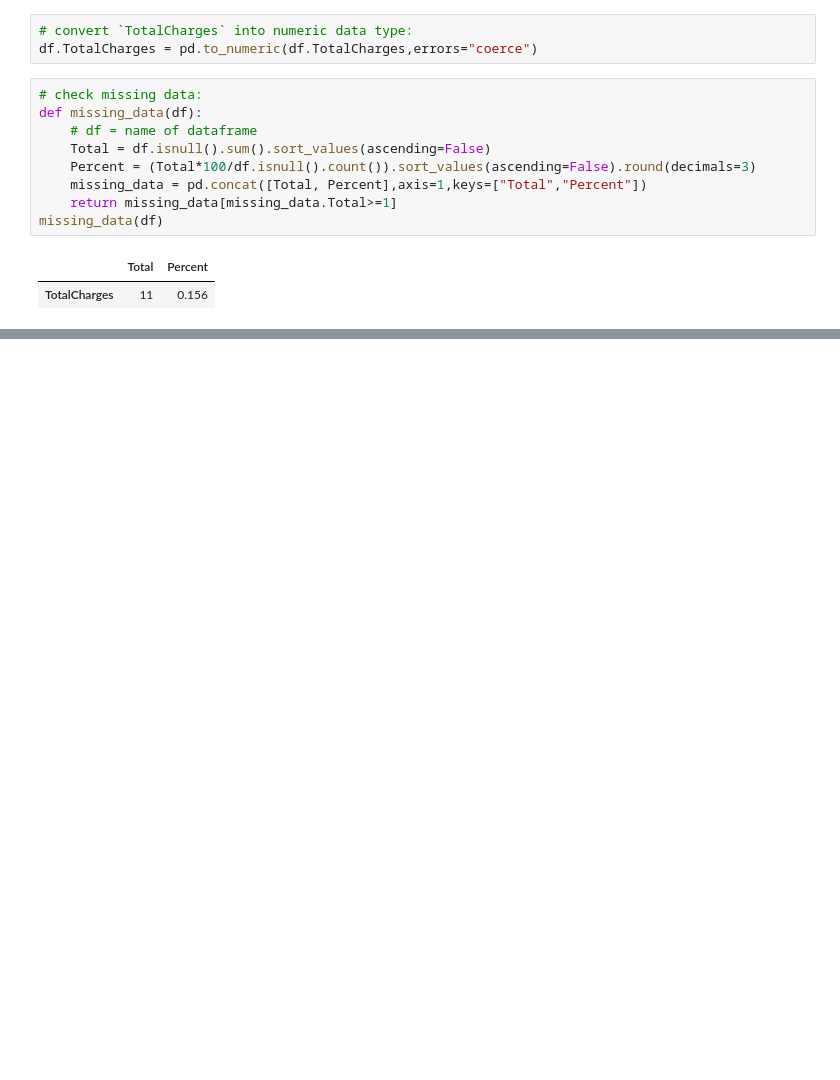
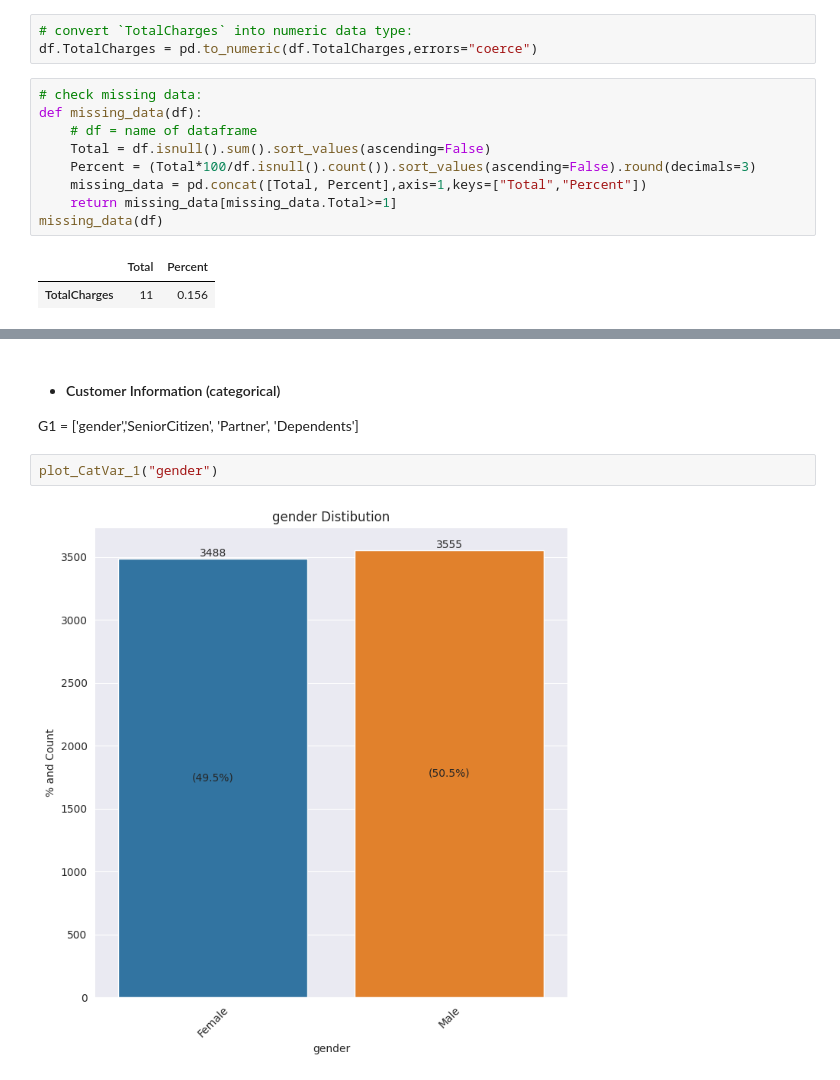
Before and after one commit to sunilmishraji01/Churn_Prediction, a Jupyter notebook: notebook/EDA.ipynb, the cells around one changed output, grey strips where cells are left out. Saved outputs shown, nothing was run; the diff lists cells and outputs as text; blank space fills up the shorter version.

```diff
--- a/notebook/EDA.ipynb
+++ b/notebook/EDA.ipynb
@@ -124,0 +222,8 @@ missing_data(df)
+# %% [markdown]
+* #### Customer Information (categorical)
+
+G1 = ['gender','SeniorCitizen', 'Partner', 'Dependents']
+# %%
+plot_CatVar_1("gender")
+# %% [output]
+[figure, added]
```
Also changed, not shown: parts of 58 cells of this notebook.
